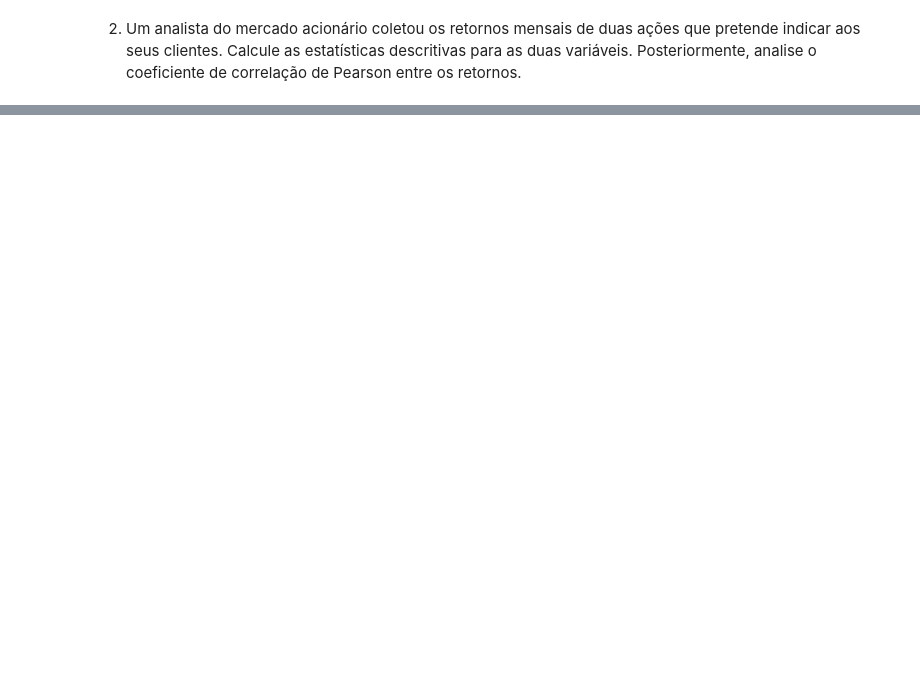
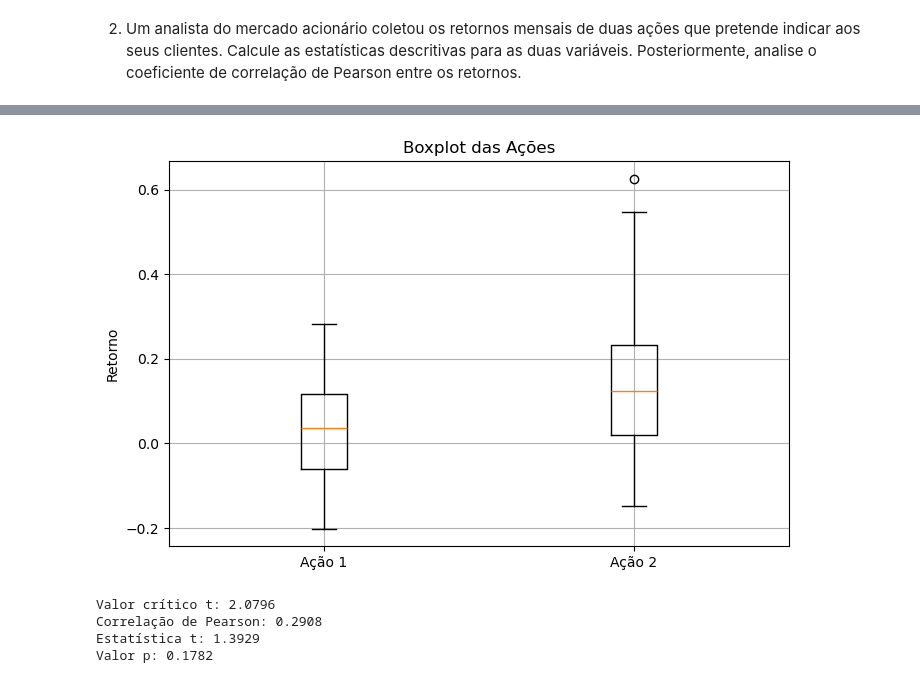
Before and after one commit to brunafrnds/exercicios_mba_data_science, a Jupyter notebook: exercicios_de_estatistica.ipynb, the cells around one changed output, grey strips where cells are left out. Drawn from its saved outputs; the diff is of its cells as text; code cells hidden in the pictures; blank space fills up the shorter version.

```diff
--- a/exercicios_de_estatistica.ipynb
+++ b/exercicios_de_estatistica.ipynb
@@ -165,2 +136,8 @@ plt.show()
 # %% [markdown]
 2. Um analista do mercado acionário coletou os retornos mensais de duas ações que pretende indicar aos seus clientes. Calcule as estatísticas descritivas para as duas variáveis. Posteriormente, analise o coeficiente de correlação de Pearson entre os retornos.
+# %%
+acoes = {'acao_1': [-0.0212,0.2438,0.2296,-0.2018,0.1296,0.0615,-0.1591,-0.1001,-0.0265,0.0776,0.0370,0.1116,
+                    -0.0667,-0.0082,0.0119,0.1205,0.0477,0.2814,-0.0674,0.0762,-0.1111,-0.0557,0.1991],
+         'acao_2': [0.2645,0.2086,0.1248,0.0209,0.2055,0.6260,-0.1490,0.2580,0.1722,0.0199,0.4331,0.5482,
+                    0.0452,-0.1410,-0.1059,0.4074,-0.0056,0.1482,0.0753,0.0899,0.0160,0.1805,0.0334]}
+df2 = pd.DataFrame(acoes)
@@ -166,0 +168,26 @@ plt.show()
+# %%
+plt.figure(figsize=(8, 5))
+plt.boxplot([df2['acao_1'], df2['acao_2']], labels=['Ação 1', 'Ação 2'])
+plt.title('Boxplot das Ações')
+plt.ylabel('Retorno')
+plt.grid(True)
+plt.show()
+# %% [output]
+[figure, added]
+# %%
+# Correlação de Pearson e estatística t
+r, p_valor = stats.pearsonr(df2['acao_1'], df2['acao_2'])
+n = len(df2)
+t_stat = r * np.sqrt((n - 2) / (1 - r**2))
+# Valor crítico para teste bicaudal com alfa = 0.05
+alpha = 0.05
+t_critico = stats.t.ppf(1 - alpha/2, df=n - 2)
+print(f"Valor crítico t: {t_critico:.4f}")
+print(f"Correlação de Pearson: {r:.4f}")
+print(f"Estatística t: {t_stat:.4f}")
+print(f"Valor p: {p_valor:.4f}")
+# %% [output]
+Valor crítico t: 2.0796
+Correlação de Pearson: 0.2908
+Estatística t: 1.3929
+Valor p: 0.1782
```
Also changed, not shown: parts of 25 cells of this notebook.
